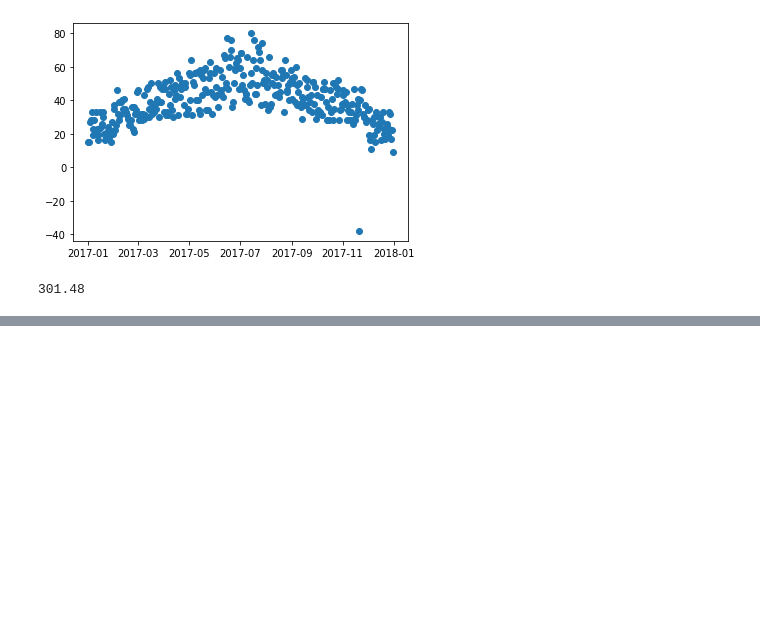
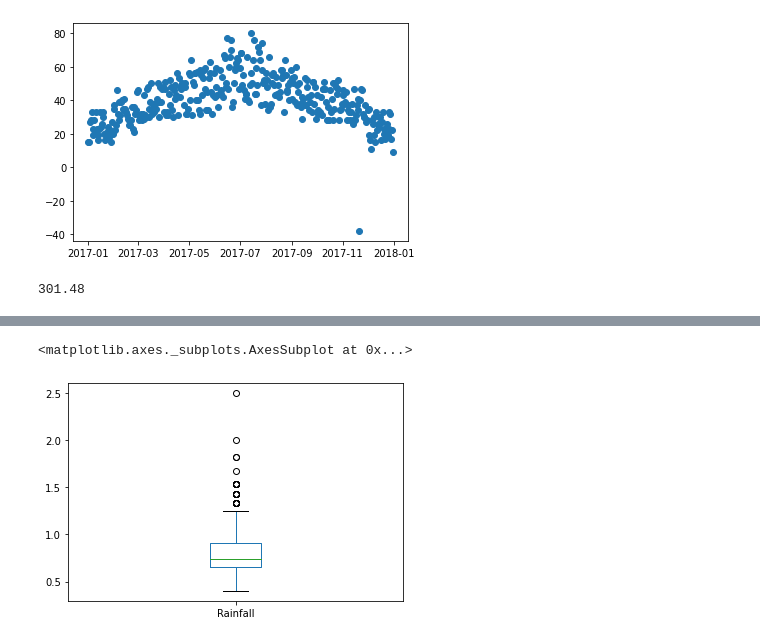
Before and after one commit to noahmelngailis/anomaly_detection, a Jupyter notebook: continuous_probabilistic_methods.ipynb, the cells around one changed output, grey strips where cells are left out. Drawn from its saved outputs; the diff is of its cells as text; code cells hidden in the pictures; blank space fills up the shorter version.

```diff
--- a/continuous_probabilistic_methods.ipynb
+++ b/continuous_probabilistic_methods.ipynb
@@ -153,0 +199,5 @@ df.Rainfall.sum()
+# %%
+df.Rainfall.plot.box()
+# %% [output]
+<matplotlib.axes._subplots.AxesSubplot at 0x...>
+[figure, added]
```
Also changed, not shown: parts of 36 cells of this notebook.
